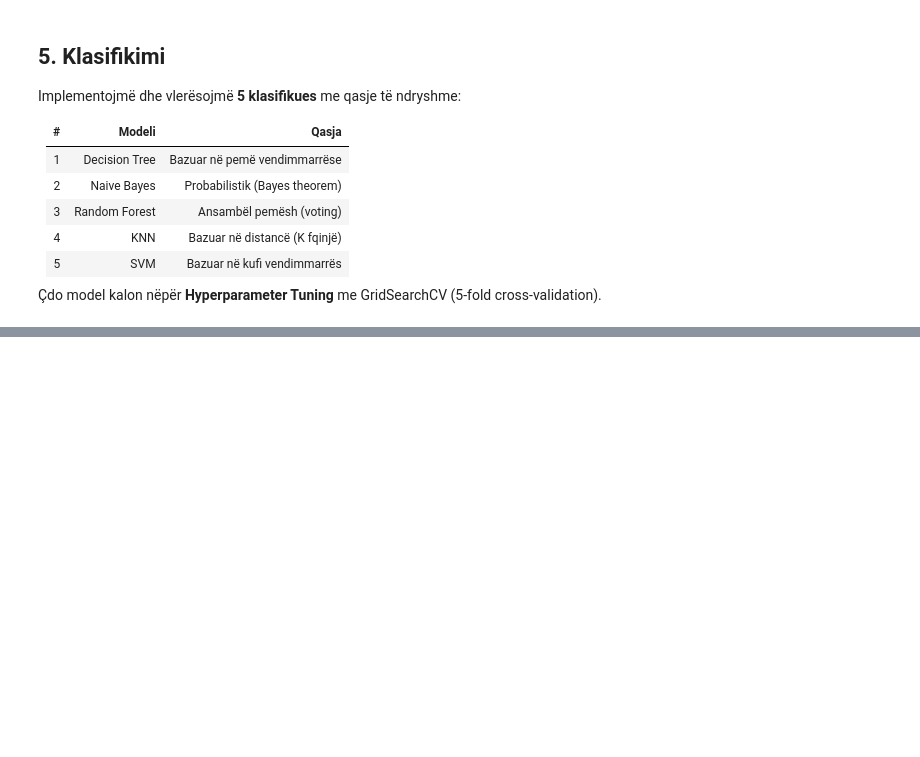
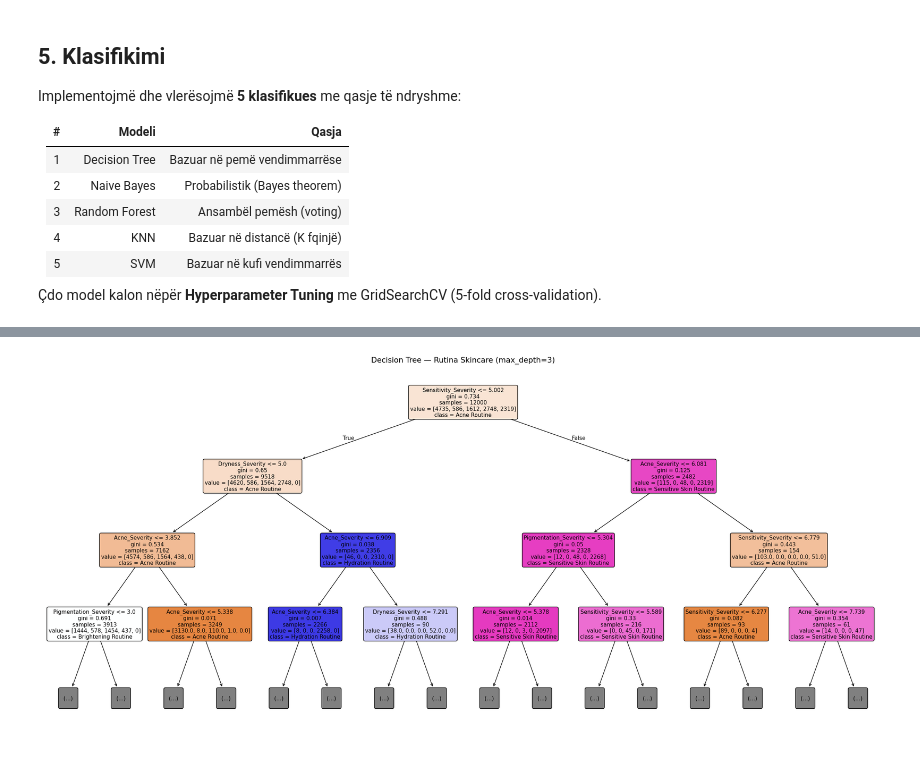
Before and after one commit to Sara587979/AI-Skincare-Personalization, a Jupyter notebook: skincare_ml.ipynb, the cells around one changed output, grey strips where cells are left out. Cells and saved outputs as stored; diff of their text form; code cells hidden in the pictures; blank space fills up the shorter version.

```diff
--- a/skincare_ml.ipynb
+++ b/skincare_ml.ipynb
@@ -499,0 +594,24 @@ all_results = []
+# %%
+from sklearn.tree import plot_tree
+
+fig, ax = plt.subplots(figsize=(22, 10))
+plot_tree(
+    dt,
+    feature_names=feature_cols_dt,
+    class_names=class_names_dt,
+    filled=True,
+    rounded=True,
+    max_depth=3,
+    fontsize=10,
+    ax=ax,
+    impurity=True,
+    proportion=False
+)
+ax.set_title(
+    'Decision Tree — Rutina Skincare (max_depth=3)',
+    fontsize=14
+)
+plt.tight_layout()
+plt.show()
+# %% [output]
+[figure, added]
```
Also changed, not shown: parts of 9 cells of this notebook.
